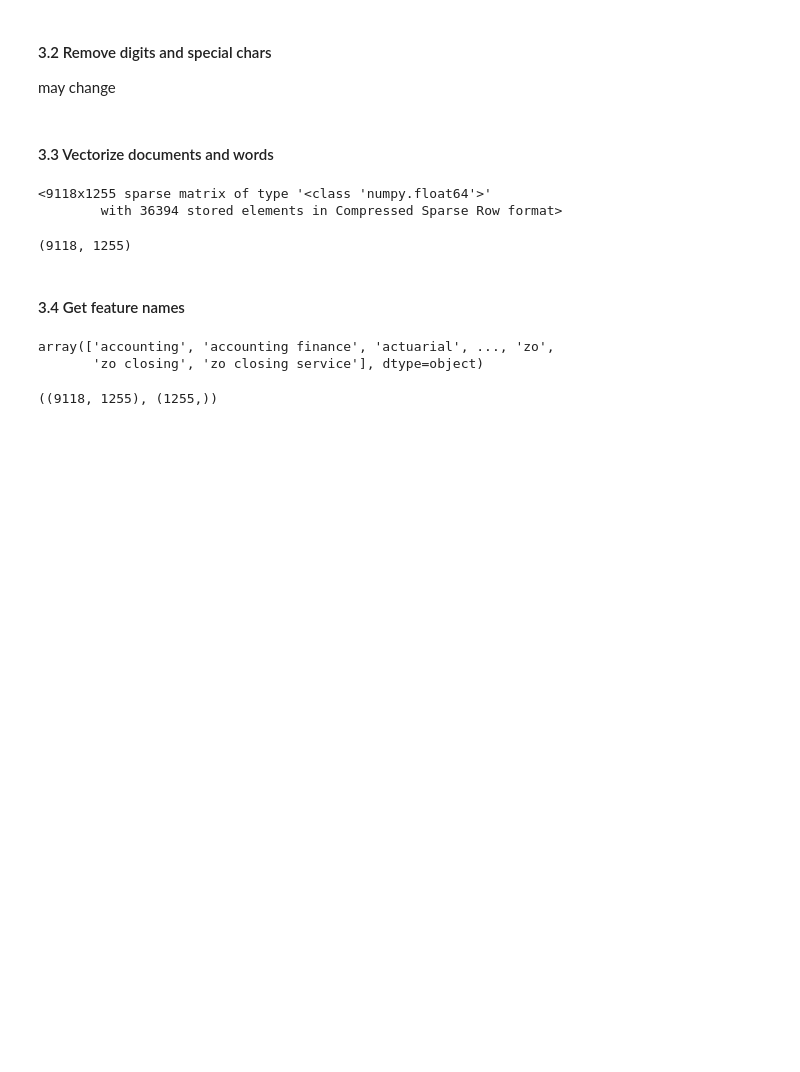
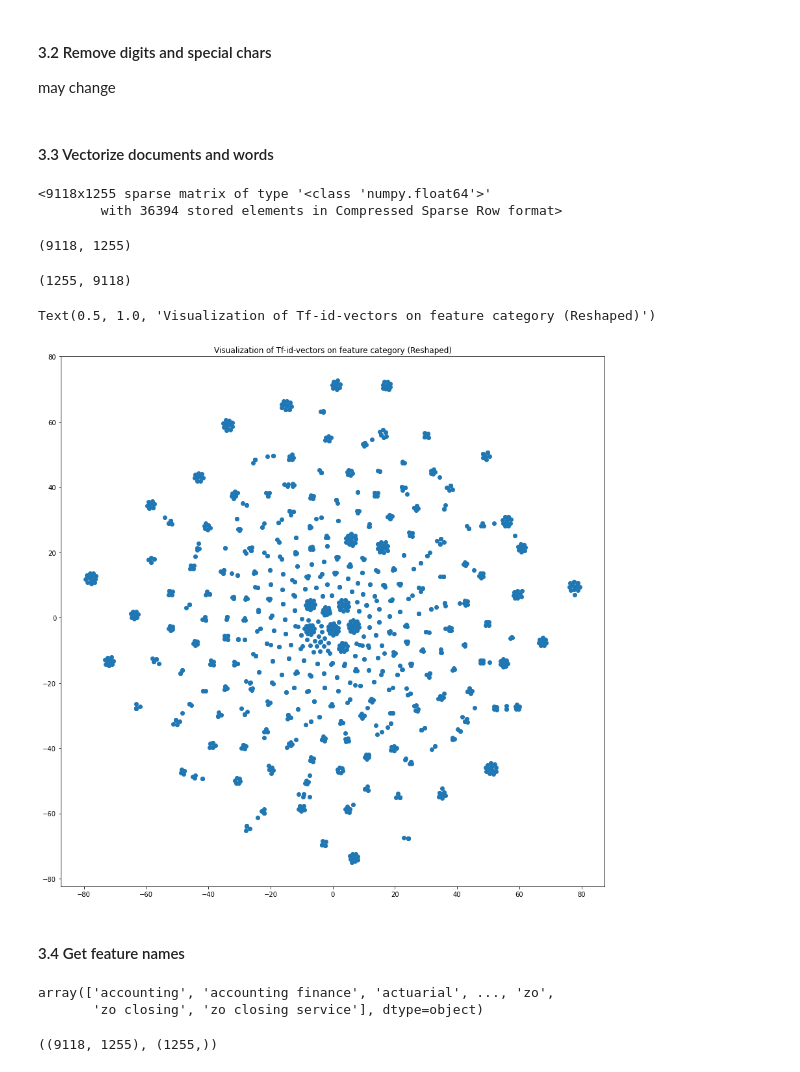
Before and after one commit to xXAI-botXx/Job-Posts-Similarity, a Jupyter notebook: WordSimilarities-Ansatz/Übung_8_JobPosts_Simalarity.ipynb, the cells around one changed output. Drawn from its saved outputs; the diff is of its cells as text; code cells hidden in the pictures; blank space fills up the shorter version.

Commit message:
Added visualisation for Tf-idf-vectors and clustering

```diff
--- a/WordSimilarities-Ansatz/Übung_8_JobPosts_Simalarity.ipynb
+++ b/WordSimilarities-Ansatz/Übung_8_JobPosts_Simalarity.ipynb
@@ -97,6 +98,25 @@ X
 X.shape
 # %% [output]
 (9118, 1255)
+# %%
+X_transpose = X.T
+X_transpose.shape
+# %% [output]
+(1255, 9118)
+# %%
+tsne = TSNE(n_components=2)
+points = tsne.fit_transform(X_transpose.toarray())
+# %%
+x_data = [x[0] for x in points]
+y_data = [y[1] for y in points]
+# %%
+fig = plt.figure(figsize=(15, 15))
+ax = plt.axes()
+ax.scatter(x_data, y_data)
+ax.set_title("Visualization of Tf-id-vectors on feature category (Reshaped)")
+# %% [output]
+Text(0.5, 1.0, 'Visualization of Tf-id-vectors on feature category (Reshaped)')
+[figure, added]
 # %% [markdown]
 #### 3.4 Get feature names
 # %%
```
Also changed, not shown: parts of 8 cells of this notebook.
